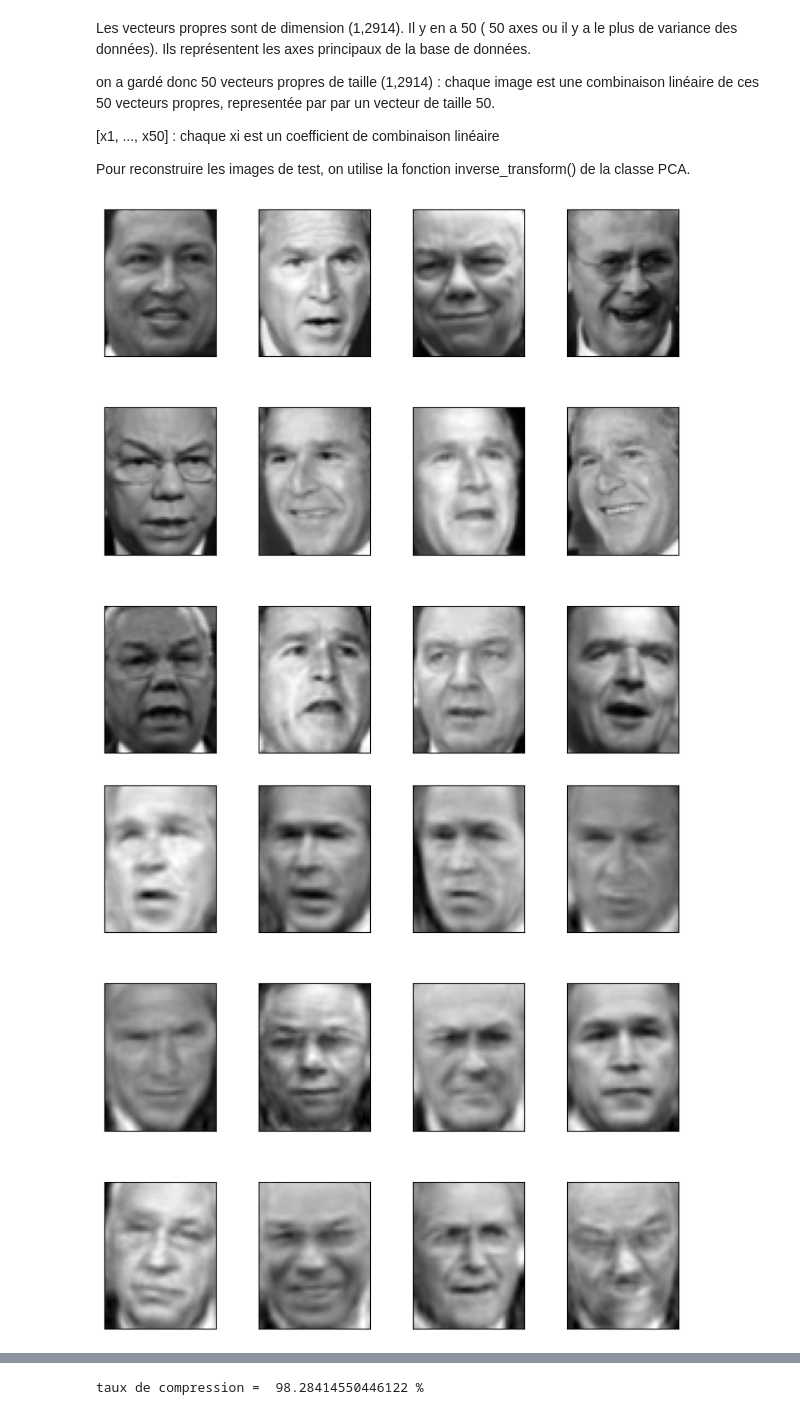
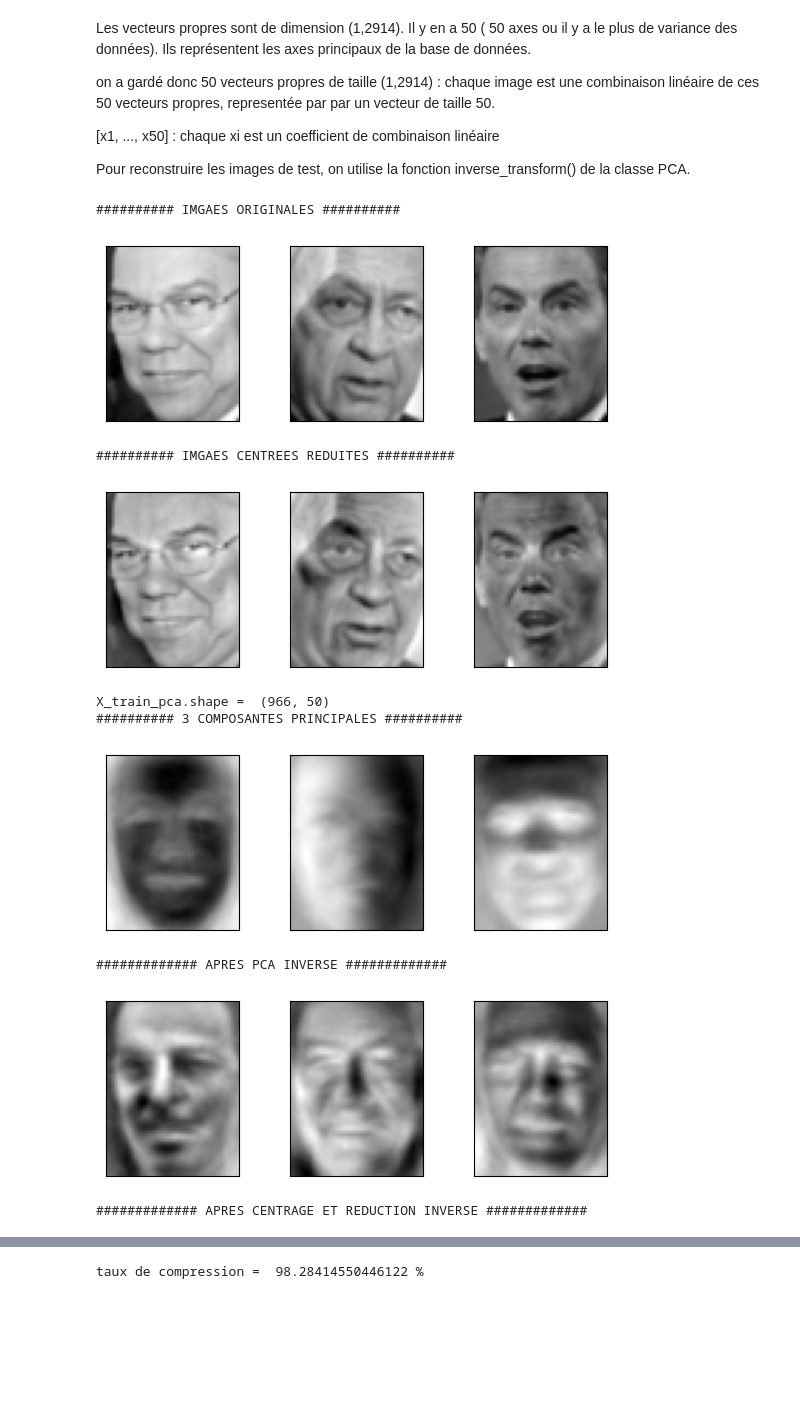
Before and after one commit to Vicktoria13/machine_learning_basics, a Jupyter notebook: Classification_PCA_k_neighbors/tp1_rdf.ipynb, the cells around one changed output, grey strips where cells are left out. Cells and saved outputs as stored; diff of their text form; code cells hidden in the pictures; blank space fills up the shorter version.

```diff
--- a/Classification_PCA_k_neighbors/tp1_rdf.ipynb
+++ b/Classification_PCA_k_neighbors/tp1_rdf.ipynb
@@ -374,7 +362,7 @@ def plot_gallery(images):
 	#	images est de taille Nb image*Ny*Nx
     plt.figure(figsize=(7.2, 7.2))
     plt.subplots_adjust(bottom=0, left=.01, right=.99, top=.90, hspace=.35)
-    for i in range(12):
+    for i in range(3):
         plt.subplot(3, 4, i + 1)
         plt.imshow(images[i], cmap=plt.cm.gray)
         plt.xticks(())
@@ -397,34 +385,58 @@ Pour reconstruire les images de test, on utilise la fonction inverse_transform()
 # %%
 
 #methode poour reconstruire les images
 
 [X, y, name]=np.load("TP1.npy", allow_pickle=True)
 X_train, X_test, y_train, y_test = train_test_split(X, y, test_size=0.25)
 
+
+print("########## IMGAES ORIGINALES ##########")
 plot_gallery(X_train[0:12].reshape(12,62,47))
 
+
 #scale pca puis inverse pca
-
 scaler = preprocessing.StandardScaler().fit(X_train)
 X_train = scaler.transform(X_train)
 X_test = scaler.transform(X_test)
 
-#pca
-
-pca = PCA(n_components=150)
-pca.fit(X_train)
-X_train_pca = pca.transform(X_train)
-X_test_pca = pca.transform(X_test)
+print("########## IMGAES CENTREES REDUITES ##########")
+plot_gallery(X_train[0:12].reshape(12,62,47))
 
 
-#on veut reconstruire chaque image de la base de test selon les 50 composantes principales
-#on va donc faire la transformée inverse de pca sur les 50 composantes principales
+#pca : on garde 50 composantes
+pca = PCA(n_components=50)
+pca.fit(X_train)
+X_train_pca = pca.transform(X_train) # cette commande permet de projeter les données sur les 50 composantes principales
+X_test_pca = pca.transform(X_test)
+print("X_train_pca.shape = ", X_train_pca.shape) #pour les 966 images, on a un vecteur de 50 composantes tq
+# image = X_train_pca[0]*eigenvalues[0] + X_train_pca[1]*eigenvalues[1] + ... + X_train_pca[49]*eigenvalues[49]
+
+
+#pour visualiser les 50 composantes principales
+eigenvalues = pca.components_
+eigenvalues = np.reshape(eigenvalues, (50,62,47))
+print("########## 3 COMPOSANTES PRINCIPALES ##########")
+plot_gallery(eigenvalues)
+
+
+#on affiche la projection des 12 premières images de la base de train sur les 50 composantes principales
 
 X_test_reconstruit = pca.inverse_transform(X_test_pca)
+print("############# APRES PCA INVERSE #############")
+plot_gallery(X_test_reconstruit[0:12].reshape(12,62,47))
 
 #de scale
-X_test_reconstruit = scaler.inverse_transform(X_test_reconstruit)
-plot_gallery(X_test_reconstruit[0:12].reshape(12,62,47))
+print("############# APRES CENTRAGE ET REDUCTION INVERSE #############")
+X_test_reconstruit_descale = scaler.inverse_transform(X_test_reconstruit)
+plot_gallery(X_test_reconstruit_descale[0:12].reshape(12,62,47))
 # %% [output]
+########## IMGAES ORIGINALES ##########
-[figure, old version]
+[figure, new version]
+########## IMGAES CENTREES REDUITES ##########
-[figure, old version]
+[figure, new version]
+X_train_pca.shape =  (966, 50)
+########## 3 COMPOSANTES PRINCIPALES ##########
+[figure, added]
+############# APRES PCA INVERSE #############
+[figure, added]
+############# APRES CENTRAGE ET REDUCTION INVERSE #############
```
Also changed, not shown: parts of 29 cells of this notebook, 2 other files.
